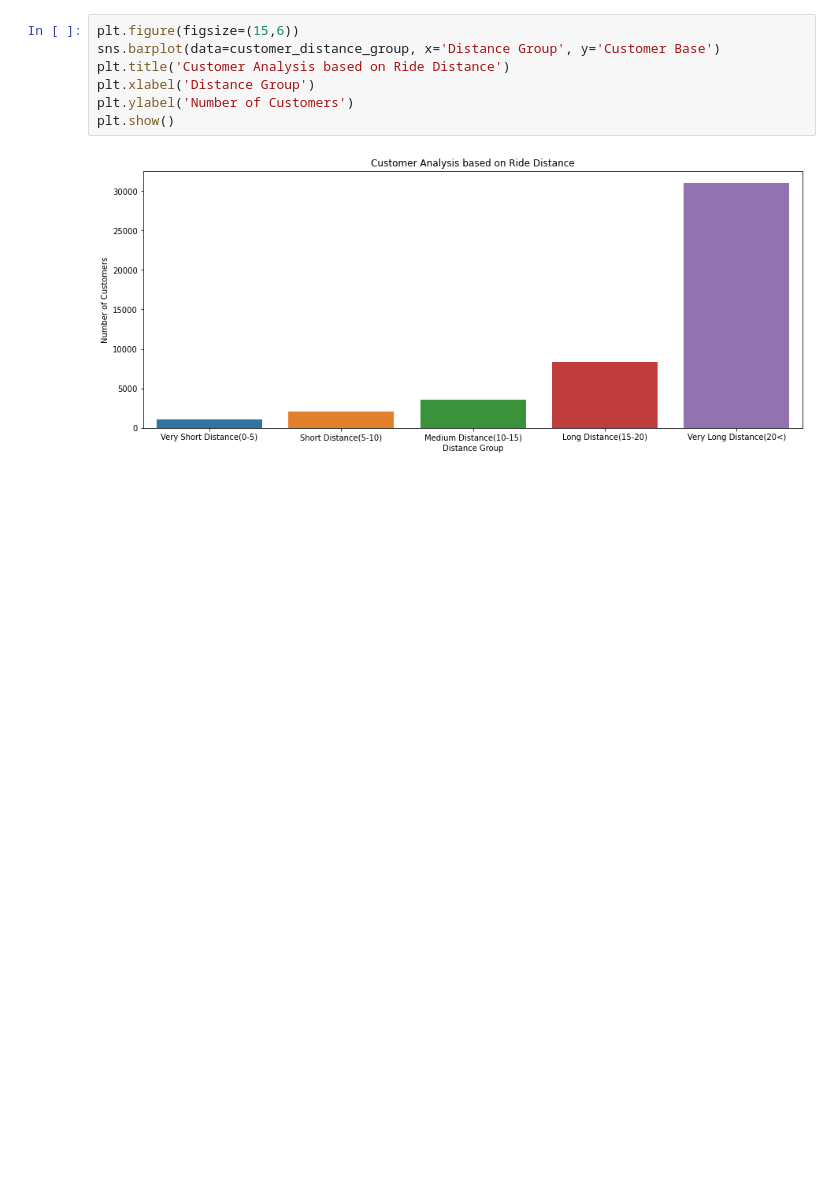
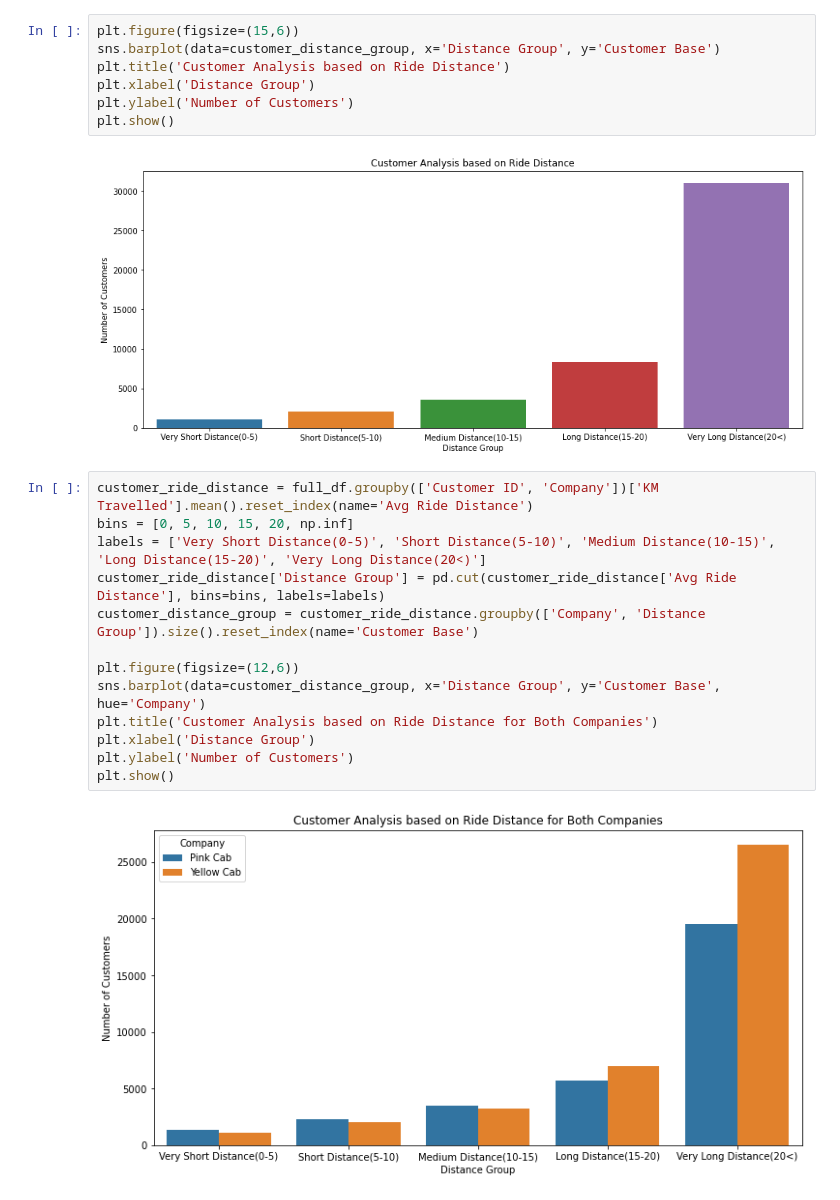
Before and after one commit to mandali8686/DataSets, a Jupyter notebook: Cad_Data_Analysis.ipynb, the cells around one changed output. Cells and saved outputs as stored; diff of their text form; blank space fills up the shorter version.

```diff
--- a/Cad_Data_Analysis.ipynb
+++ b/Cad_Data_Analysis.ipynb
@@ -481,3 +536,18 @@ plt.ylabel('Number of Customers')
 plt.show()
 # %% [output]
 [figure]
+# %%
+customer_ride_distance = full_df.groupby(['Customer ID', 'Company'])['KM Travelled'].mean().reset_index(name='Avg Ride Distance')
+bins = [0, 5, 10, 15, 20, np.inf]
+labels = ['Very Short Distance(0-5)', 'Short Distance(5-10)', 'Medium Distance(10-15)', 'Long Distance(15-20)', 'Very Long Distance(20<)']
+customer_ride_distance['Distance Group'] = pd.cut(customer_ride_distance['Avg Ride Distance'], bins=bins, labels=labels)
+customer_distance_group = customer_ride_distance.groupby(['Company', 'Distance Group']).size().reset_index(name='Customer Base')
+
+plt.figure(figsize=(12,6))
+sns.barplot(data=customer_distance_group, x='Distance Group', y='Customer Base', hue='Company')
+plt.title('Customer Analysis based on Ride Distance for Both Companies')
+plt.xlabel('Distance Group')
+plt.ylabel('Number of Customers')
+plt.show()
+# %% [output]
+[figure, added]
```
Also changed, not shown: parts of 25 cells of this notebook, 1 other file.
